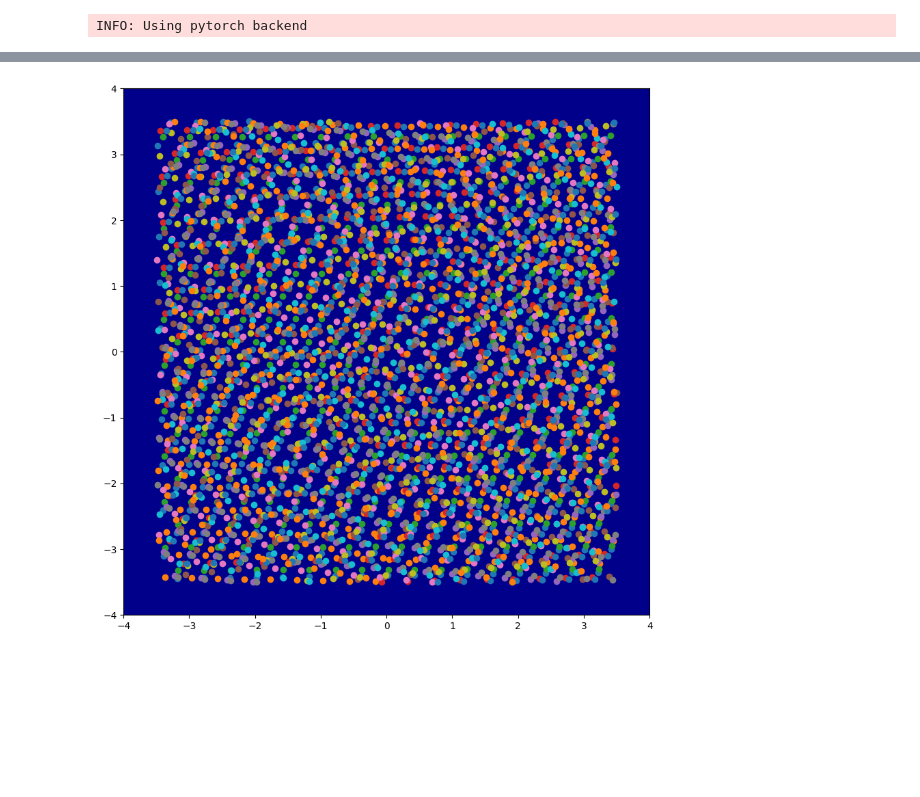
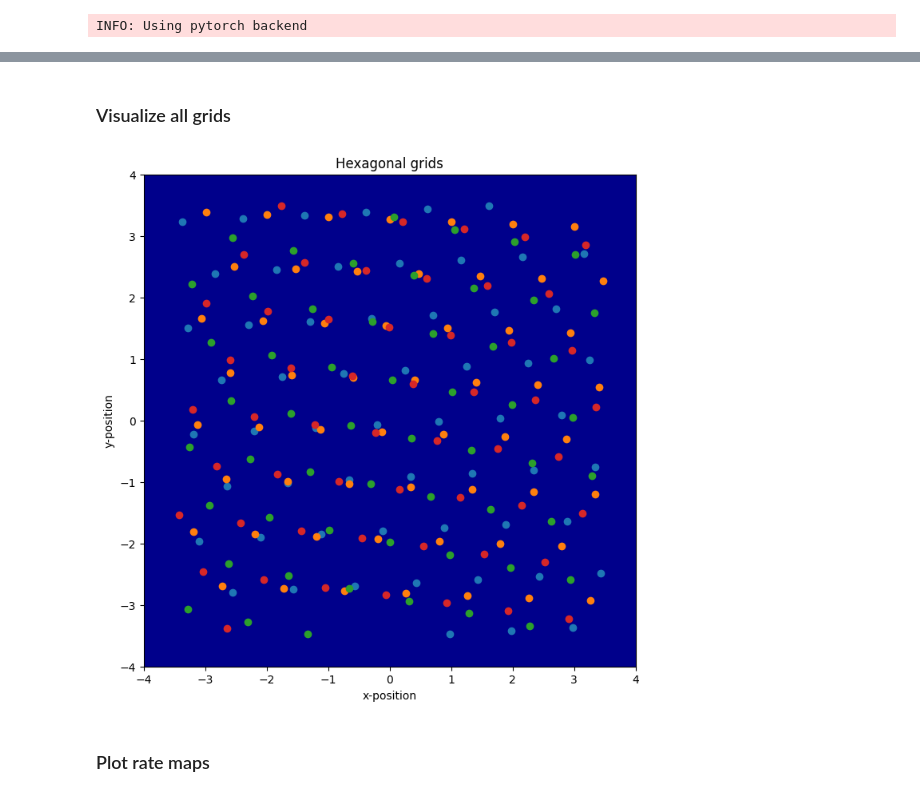
Before and after one commit to geometric-intelligence/neurometry, a Jupyter notebook: neuralgeom/notebooks/09_grid_cells_var_orientation.ipynb, the cells around one changed output, grey strips where cells are left out. Saved outputs shown, nothing was run; the diff lists cells and outputs as text; code cells hidden in the pictures; blank space fills up the shorter version.

```diff
--- a/neuralgeom/notebooks/09_grid_cells_var_orientation.ipynb
+++ b/neuralgeom/notebooks/09_grid_cells_var_orientation.ipynb
@@ -13,6 +17,6 @@ INFO: Using pytorch backend
 # %%
-def create_reference_lattice(lx, ly, dims):
-    """Create reference periodic lattice.
+def create_reference_lattice(lx, ly, arena_dims):
+    """Create hexagonal reference periodic lattice.
 
     Parameters
     ----------
@@ -20,7 +24,7 @@ def create_reference_lattice(lx, ly, dims):
         Horizonatal distance between grid cell fields
     ly : float
         Vertical distance between grid cell fields
-    dims : numpy.ndarray, shape=(2,)
+    arena_dims : numpy.ndarray, shape=(2,)
         Dimensions of rectangular arena, [length, height]
 
     Returns
@@ -30,8 +34,8 @@ def create_reference_lattice(lx, ly, dims):
 
     """
 
-    n_x = np.arange(-(dims[0] / lx) // 2, (dims[0] / lx) // 2 + 1)
-    n_y = np.arange(-(dims[1] / ly) // 2, (dims[1] / ly) // 2 + 1)
+    n_x = np.arange(-(arena_dims[0] / lx) // 2, (arena_dims[0] / lx) // 2 + 1)
+    n_y = np.arange(-(arena_dims[1] / ly) // 2, (arena_dims[1] / ly) // 2 + 1)
     N_x, N_y = np.meshgrid(n_x, n_y)
 
     offset_x = np.tile([[0], [0.5]], np.shape(N_x))[: np.shape(N_x)[0], :]
@@ -87,14 +91,17 @@ def generate_all_grids(s, dims, n_cells, orientation_mean, orientation_std):
 # %%
-def viz(G, dims):
+def viz(grids, arena_dims):
     """Visualize the the firing lattices for all grid cells."""
 
     colormap = plt.get_cmap("hsv")
-    fig = plt.figure(figsize=(10, 10))
+    fig = plt.figure(figsize=(8, 8))
     ax = fig.add_subplot(111)
     ax.set_aspect("equal")
     ax.set_facecolor("darkblue")
-    ax.set_xlim(-dims[0] / 2 - 0.5, dims[0] / 2 + 0.5)
-    ax.set_ylim(-dims[1] / 2 - 0.5, dims[1] / 2 + 0.5)
-    for lattice in G:
+    ax.set_xlim(-arena_dims[0] / 2 - 0.5, arena_dims[0] / 2 + 0.5)
+    ax.set_ylim(-arena_dims[1] / 2 - 0.5, arena_dims[1] / 2 + 0.5)
+    ax.set_title("Hexagonal grids")
+    ax.set_xlabel("x-position")
+    ax.set_ylabel("y-position")
+    for lattice in grids:
         plt.scatter(lattice[:, 0], lattice[:, 1])
 # %%
@@ -136,15 +143,19 @@ def create_rate_maps(G, w, dims, d):
                         )
 
     return rate_maps
+# %% [markdown]
+### Visualize all grids
 # %%
-s = 0.4
-dims = np.array([7, 7])
-n_cells = 12
-orientation_mean = 0
-orientation_std = 5
+grid_scale = 1
+arena_dims = np.array([7, 7])
+n_cells = 4
+grid_orientation_mean = 0
+grid_orientation_std = 6
 
-G = generate_all_grids(s, dims, n_cells, orientation_mean, orientation_std)
-viz(G, dims)
+grids = generate_all_grids(grid_scale, arena_dims, n_cells, grid_orientation_mean, grid_orientation_std)
+viz(grids, arena_dims)
 # %% [output]
-[figure, old version]
+[figure, new version]
+# %% [markdown]
+### Plot rate maps
 # %%
```
Also changed, not shown: parts of 8 cells of this notebook.
